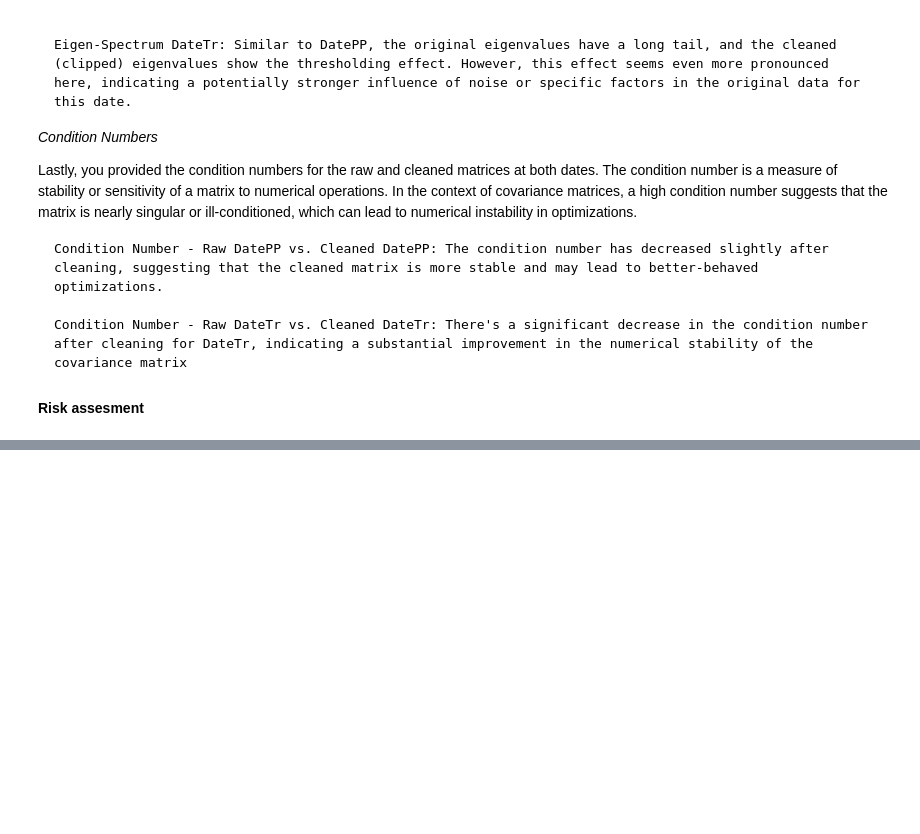
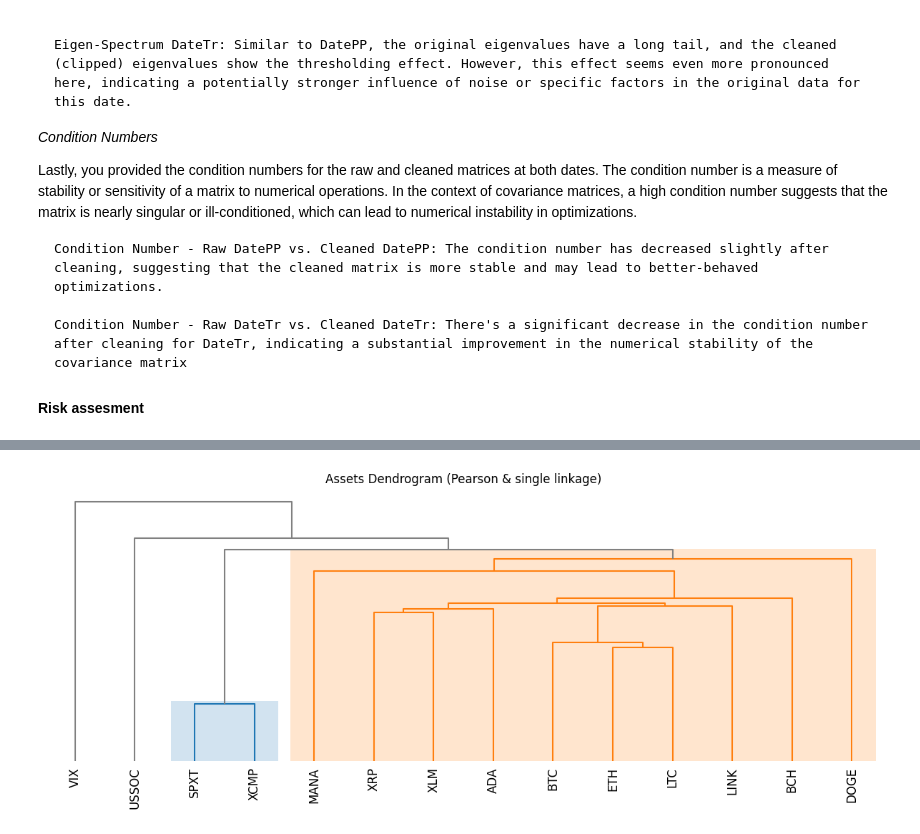
Before and after one commit to kamalnour/blockchain, a Jupyter notebook: Portfolio_part_1.ipynb, the cells around one changed output, grey strips where cells are left out. Cells and saved outputs as stored; diff of their text form; code cells hidden in the pictures; blank space fills up the shorter version.

```diff
--- a/Portfolio_part_1.ipynb
+++ b/Portfolio_part_1.ipynb
@@ -302,0 +333,67 @@ Kendall's Tau: 0.09890109890109891, P-value: 0.667174486232646
+# %%
+def minimum_variance_portfolio(cov_matrix):
+    n = cov_matrix.shape[0]
+    w = cp.Variable(n)
+    risk = cp.quad_form(w, cov_matrix)
+    prob = cp.Problem(cp.Minimize(risk),
+                      [cp.sum(w) == 1,
+                       w >= 0])
+    prob.solve()
+    return w.value
+
+def equal_risk_contribution_portfolio(cov_matrix):
+    n = cov_matrix.shape[0]
+    w = cp.Variable(n)
+    risk_contributions = cp.quad_form(w, cov_matrix) * w
+    portfolio_risk = cp.sqrt(cp.sum(risk_contributions))
+    risk_diffs = risk_contributions - portfolio_risk/n
+    prob = cp.Problem(cp.Minimize(cp.norm(risk_diffs, 2)),
+                      [cp.sum(w) == 1,
+                       w >= 0])
+    prob.solve()
+    return w.value
+
+def minimum_effective_number_of_bets_portfolio(cov_matrix):
+    n = cov_matrix.shape[0]
+    w = cp.Variable(n)
+    risk_contributions = cp.quad_form(w, cov_matrix) * w
+    portfolio_risk = cp.sqrt(cp.sum(risk_contributions))
+    ENB = cp.inv(cp.sum(cp.square(risk_contributions / portfolio_risk)))
+    prob = cp.Problem(cp.Minimize(-ENB),
+                      [cp.sum(w) == 1,
+                       w >= 0])
+    prob.solve()
+    return w.value
+
+# Plotting Assets Clusters
+ax = rp.plot_dendrogram(returns=df,
+                        codependence='pearson',
+                        linkage='single',
+                        k=None,
+                        max_k=10,
+                        leaf_order=True,
+                        ax=None)
+
+def hierarchical_risk_parity_portfolio():
+    # Building the portfolio object
+    port = rp.HCPortfolio(returns=df)
+    # Estimate optimal portfolio:
+    model='HRP' # Could be HRP or HERC
+    codependence = 'pearson' # Correlation matrix used to group assets in clusters
+    rm = 'MV' # Risk measure used, this time will be variance
+    rf = 0.05 # Risk free rate
+    linkage = 'single' # Linkage method used to build clusters
+    max_k = 10 # Max number of clusters used in two difference gap statistic, only for HERC model
+    leaf_order = True # Consider optimal order of leafs in dendrogram
+
+    w = port.optimization(model=model,
+                        codependence=codependence,
+                        rm=rm,
+                        rf=rf,
+                        linkage=linkage,
+                        max_k=max_k,
+                        leaf_order=leaf_order)
+
+    return w.value
+# %% [output]
+[figure, added]
```
Also changed, not shown: parts of 12 cells of this notebook.
